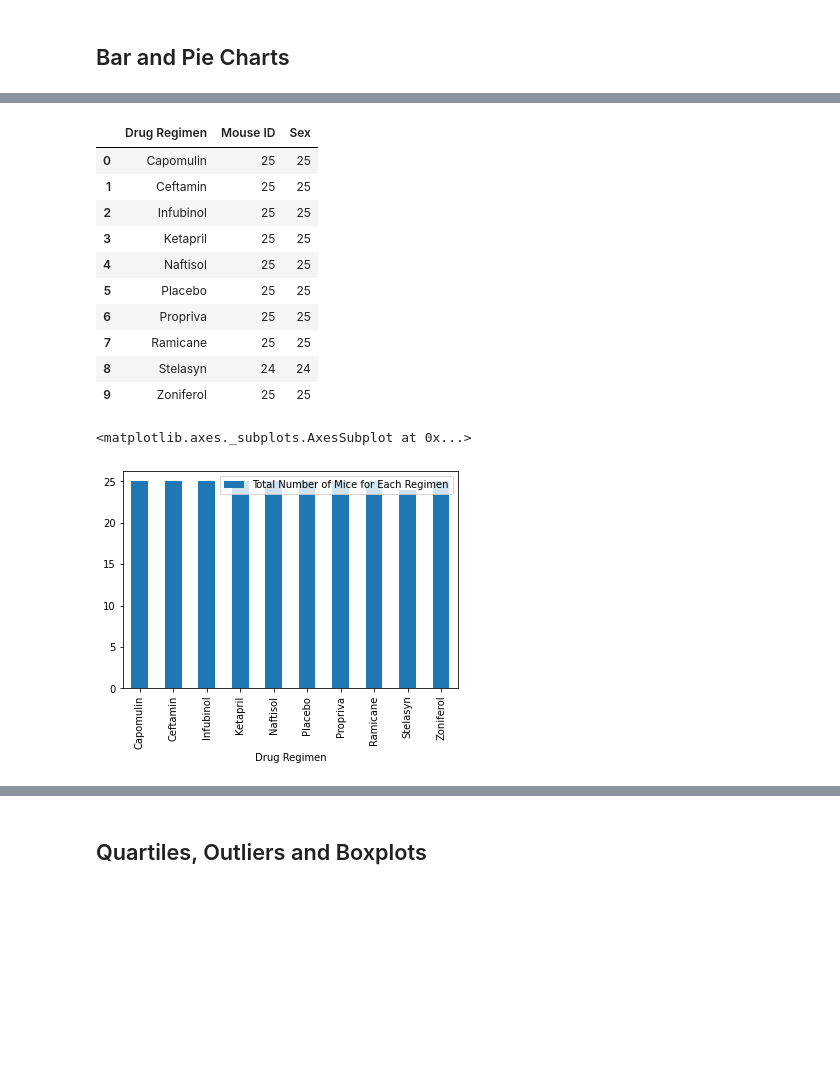
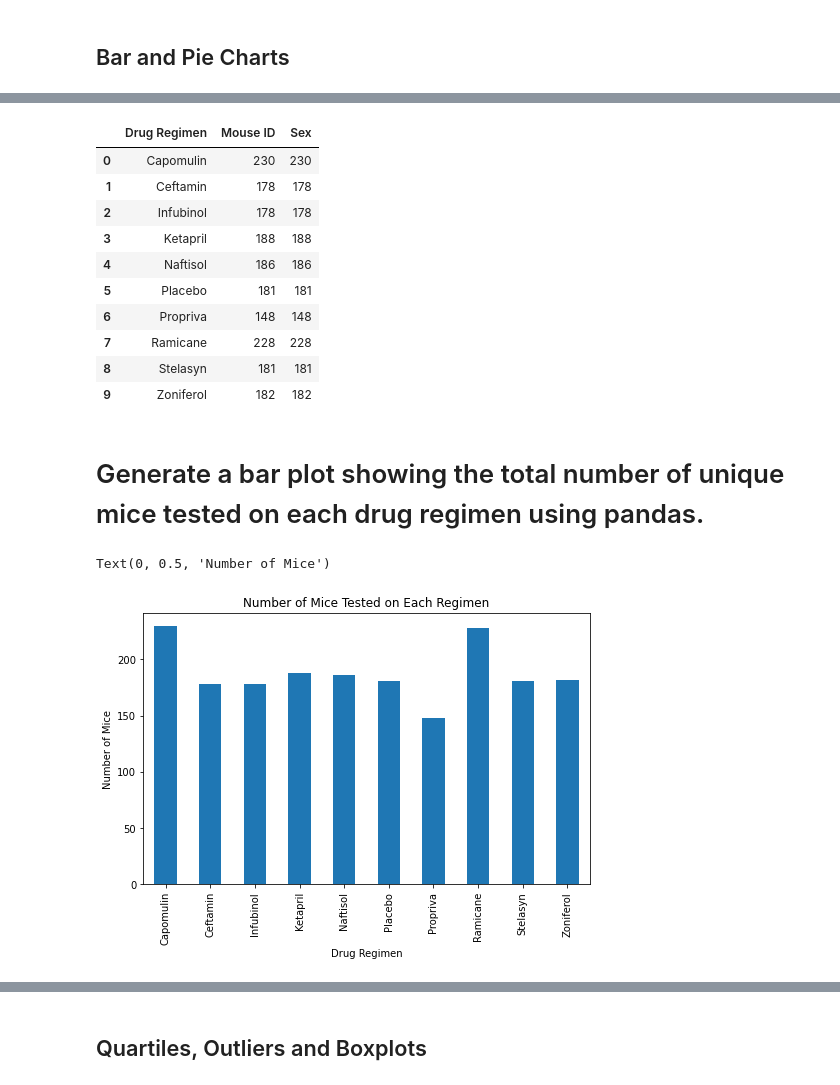
Before and after one commit to citizendez/Matplotlib_Challenge, a Jupyter notebook: 01-Case-Assignment/Instructions/Pymaceuticals/pymaceuticals_starter.ipynb, the cells around one changed output, grey strips where cells are left out. Drawn from its saved outputs; the diff is of its cells as text; code cells hidden in the pictures; blank space fills up the shorter version.

```diff
--- a/01-Case-Assignment/Instructions/Pymaceuticals/pymaceuticals_starter.ipynb
+++ b/01-Case-Assignment/Instructions/Pymaceuticals/pymaceuticals_starter.ipynb
@@ -37,4 +32,4 @@ num_mice
 # %%
-# Getting the duplicate mice by ID number that shows up for Mouse ID and Timepoint.
-dup_mouse = df.duplicated(subset=['Mouse ID', 'Timepoint'], keep='first')
+#duplicate row filter
+dup_mouse = df.duplicated(subset=['Mouse ID', 'Timepoint'])
 # %%
@@ -79,0 +39,4 @@ len(clean_df['Mouse ID'].unique())
+# %%
+#id duplicate
+dup_mouse_id = df_dup_mouse_data['Mouse ID'].unique()[0]
+dup_mouse_id
@@ -79,0 +58,4 @@ len(clean_df['Mouse ID'].unique())
+# %%
+# drop the duplicate
+clean_df = df[df['Mouse ID'] != dup_mouse_id]
+clean_df
@@ -139,34 +160,34 @@ clean_df.groupby('Drug Regimen').agg({'Tumor Volume (mm3)':['mean','median','var
 # %%
-#create new df - get only Mouse ID and Drug Regimen, sex cols
-df_m_reg = clean_df[["Mouse ID", "Drug Regimen", "Sex"]]
-# now we have 1888 records bercause clean was merged with study results
-df_m_reg = df_m_reg.drop_duplicates(subset=["Mouse ID", "Drug Regimen"], keep="first", inplace=False)
-#new df for disticnt mice by gender
-df_m_gen = df_m_reg
+##### now we have 1880 records because clean was merged with study results. get distinct mice + regimen
+#df_m_reg = df_m_reg.drop_duplicates(subset=["Mouse ID", "Drug Regimen"], keep="first", inplace=False)
+####new df for disticnt mice by gender
+#df_m_gen = df_m_reg
 #now we have distinct rows 1 to 1 relationship Mouse ID => Drug Regimen
-#df_m_reg.reset_index(inplace=True)
-g_df_m_reg = df_m_reg.groupby('Drug Regimen', as_index=False)
-df_m_reg = g_df_m_reg.count()
-#df_m_reg.set_index('index', inplace = True)
+df_m_reg = df_m_reg.groupby('Drug Regimen', as_index=False).count()
 df_m_reg
 # %% [output]
 |  | Drug Regimen | Mouse ID | Sex |
-| 0 | Capomulin | 25 | 25 |
-| 1 | Ceftamin | 25 | 25 |
-| 2 | Infubinol | 25 | 25 |
-| 3 | Ketapril | 25 | 25 |
-| 4 | Naftisol | 25 | 25 |
-| 5 | Placebo | 25 | 25 |
-| 6 | Propriva | 25 | 25 |
-| 7 | Ramicane | 25 | 25 |
-| 8 | Stelasyn | 24 | 24 |
-| 9 | Zoniferol | 25 | 25 |
+| 0 | Capomulin | 230 | 230 |
+| 1 | Ceftamin | 178 | 178 |
+| 2 | Infubinol | 178 | 178 |
+| 3 | Ketapril | 188 | 188 |
+| 4 | Naftisol | 186 | 186 |
+| 5 | Placebo | 181 | 181 |
+| 6 | Propriva | 148 | 148 |
+| 7 | Ramicane | 228 | 228 |
+| 8 | Stelasyn | 181 | 181 |
+| 9 | Zoniferol | 182 | 182 |
+# %% [markdown]
+# Generate a bar plot showing the total number of unique mice tested on each drug regimen using pandas.
 # %%
-# Generate a bar plot showing the total number of unique mice tested on each drug regimen using pandas.
-df_m_reg.plot(kind='bar', x='Drug Regimen', y='Mouse ID', label='Total Number of Mice for Each Regimen')
+#with the understanding that we are measuring the total number of unique mice(248) tested on each drug regimen
+df_m_reg.plot(kind='bar', x='Drug Regimen', y='Mouse ID', figsize=(8,5), legend=False)
+#set titles for chart
+plt.title('Number of Mice Tested on Each Regimen')
+plt.ylabel('Number of Mice')
 # %% [output]
-<matplotlib.axes._subplots.AxesSubplot at 0x...>
+Text(0, 0.5, 'Number of Mice')
-[figure, old version]
+[figure, new version]
 # %%
 # Generate a bar plot showing the total number of unique mice tested on each drug regimen using pyplot.
 x_axis = range(len(df_m_reg['Mouse ID']))
```
Also changed, not shown: parts of 40 cells of this notebook, 2 other files.
